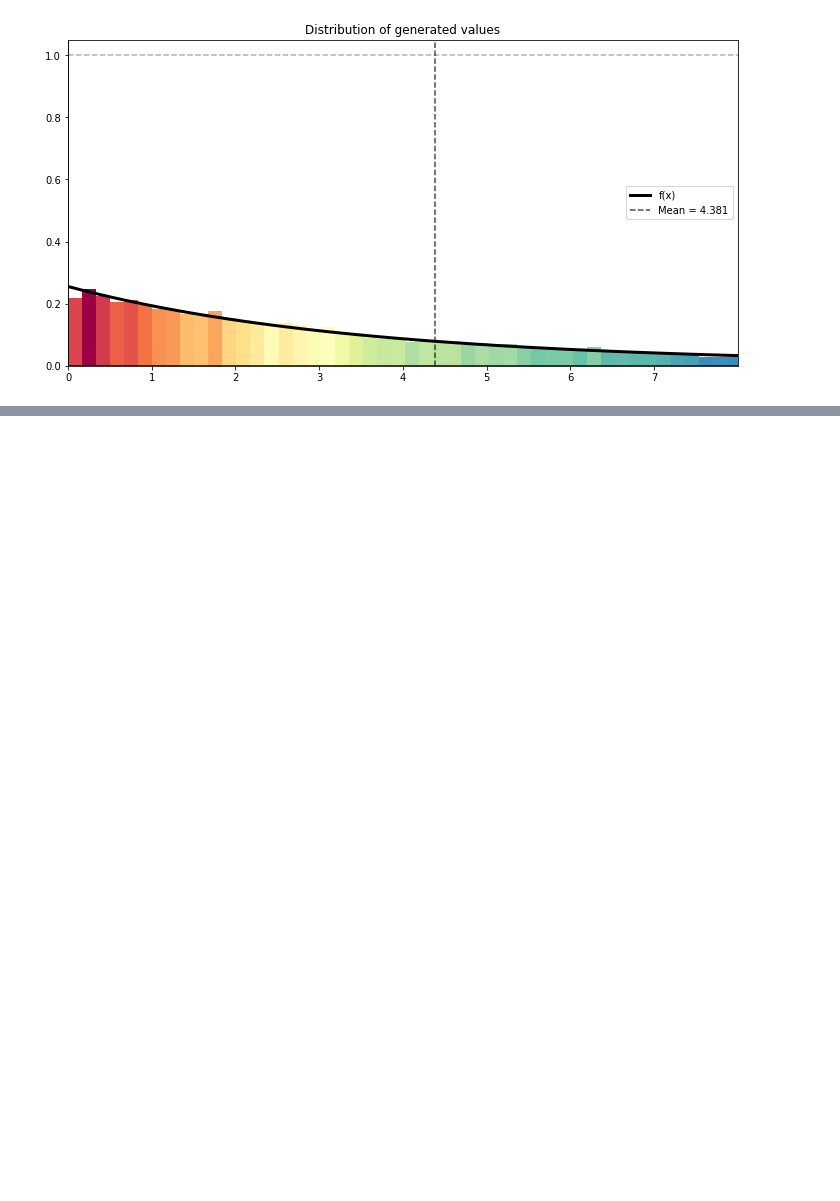
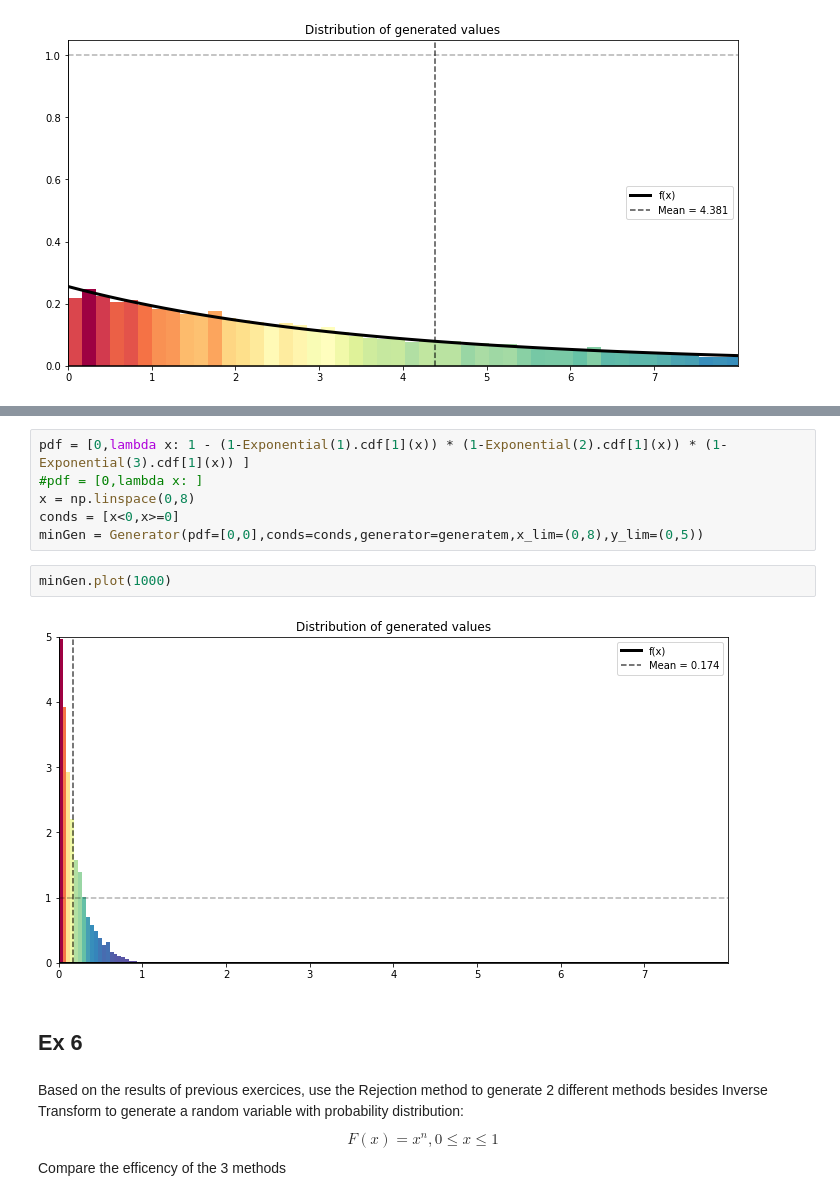
Before and after one commit to git-lu/models-and-simulations, a Jupyter notebook: exguide5.ipynb, the cells around one changed output, grey strips where cells are left out. Saved outputs shown, nothing was run; the diff lists cells and outputs as text; blank space fills up the shorter version.

```diff
--- a/exguide5.ipynb
+++ b/exguide5.ipynb
@@ -477,0 +609,18 @@ composition.plot(10000,bins=300)
+# %%
+pdf = [0,lambda x: 1 - (1-Exponential(1).cdf[1](x)) * (1-Exponential(2).cdf[1](x)) * (1-Exponential(3).cdf[1](x)) ]
+#pdf = [0,lambda x: ]
+x = np.linspace(0,8)
+conds = [x<0,x>=0]
+minGen = Generator(pdf=[0,0],conds=conds,generator=generatem,x_lim=(0,8),y_lim=(0,5))
+# %%
+minGen.plot(1000)
+# %% [output]
+[figure, added]
+# %% [markdown]
+## Ex 6
+# %% [markdown]
+Based on the results of previous exercices, use the Rejection method to generate 2 different methods besides Inverse Transform to generate a random variable with probability distribution:
+$$
+F(x) = x^{n}, 0 \le x \le 1
+$$
+Compare the efficency of the 3 methods
```
Also changed, not shown: parts of 18 cells of this notebook, 1 other file.
